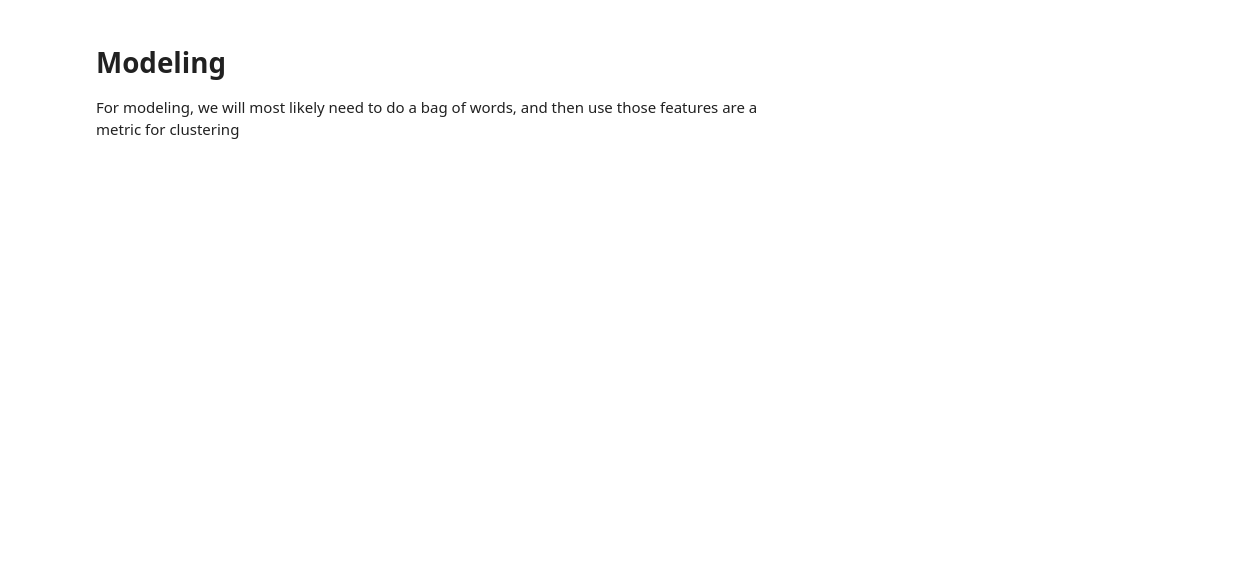
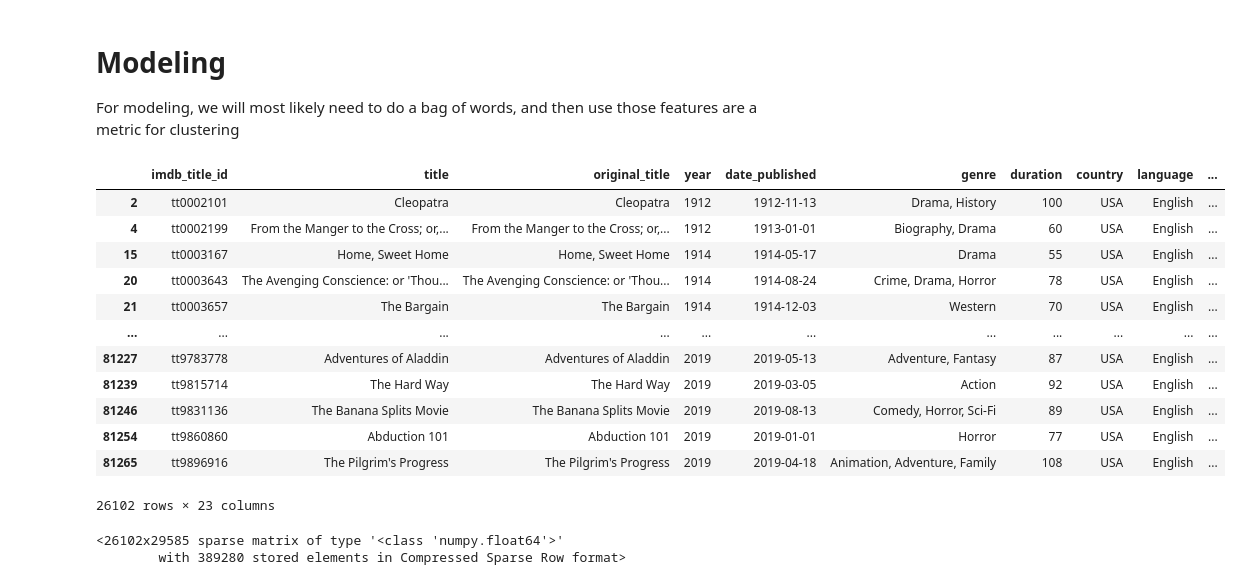
Before and after one commit to guedanie/movie_recommendation_model, a Jupyter notebook: wrangle_notebook.ipynb, the cells around one changed output. Drawn from its saved outputs; the diff is of its cells as text; code cells hidden in the pictures; blank space fills up the shorter version.

```diff
--- a/wrangle_notebook.ipynb
+++ b/wrangle_notebook.ipynb
@@ -318,3 +319,19 @@ for i in most_common_bigrams.index:
 # Modeling
 
 For modeling, we will most likely need to do a bag of words, and then use those features are a metric for clustering
+# %%
+df
+# %% [output]
+|  | imdb_title_id | title | original_title | year | date_published | genre | duration | country | language | ... |
+| 2 | tt0002101 | Cleopatra | Cleopatra | 1912 | 1912-11-13 | Drama, History | 100 | USA | English | ... |
+| 4 | tt0002199 | From the Manger to the Cross; or,... | From the Manger to the Cross; or,... | 1912 | 1913-01-01 | Biography, Drama | 60 | USA | English | ... |
+| 15 | tt0003167 | Home, Sweet Home | Home, Sweet Home | 1914 | 1914-05-17 | Drama | 55 | USA | English | ... |
+| 20 | tt0003643 | The Avenging Conscience: or 'Thou... | The Avenging Conscience: or 'Thou... | 1914 | 1914-08-24 | Crime, Drama, Horror | 78 | USA | English | ... |
+| 21 | tt0003657 | The Bargain | The Bargain | 1914 | 1914-12-03 | Western | 70 | USA | English | ... |
+| ... | ... | ... | ... | ... | ... | ... | ... | ... | ... | ... |
+| 81227 | tt9783778 | Adventures of Aladdin | Adventures of Aladdin | 2019 | 2019-05-13 | Adventure, Fantasy | 87 | USA | English | ... |
+| 81239 | tt9815714 | The Hard Way | The Hard Way | 2019 | 2019-03-05 | Action | 92 | USA | English | ... |
+| 81246 | tt9831136 | The Banana Splits Movie | The Banana Splits Movie | 2019 | 2019-08-13 | Comedy, Horror, Sci-Fi | 89 | USA | English | ... |
+| 81254 | tt9860860 | Abduction 101 | Abduction 101 | 2019 | 2019-01-01 | Horror | 77 | USA | English | ... |
+| 81265 | tt9896916 | The Pilgrim's Progress | The Pilgrim's Progress | 2019 | 2019-04-18 | Animation, Adventure, Family | 108 | USA | English | ... |
+26102 rows × 23 columns
@@ -320,0 +342,6 @@ For modeling, we will most likely need to do a bag of words, and then use those
+# %%
+tfidfs = tfidf.fit_transform(df.clean_lemmatized)
+tfidfs
+# %% [output]
+<26102x29585 sparse matrix of type '<class 'numpy.float64'>'
+        with 389280 stored elements in Compressed Sparse Row format>
```
Also changed, not shown: parts of 7 cells of this notebook.
